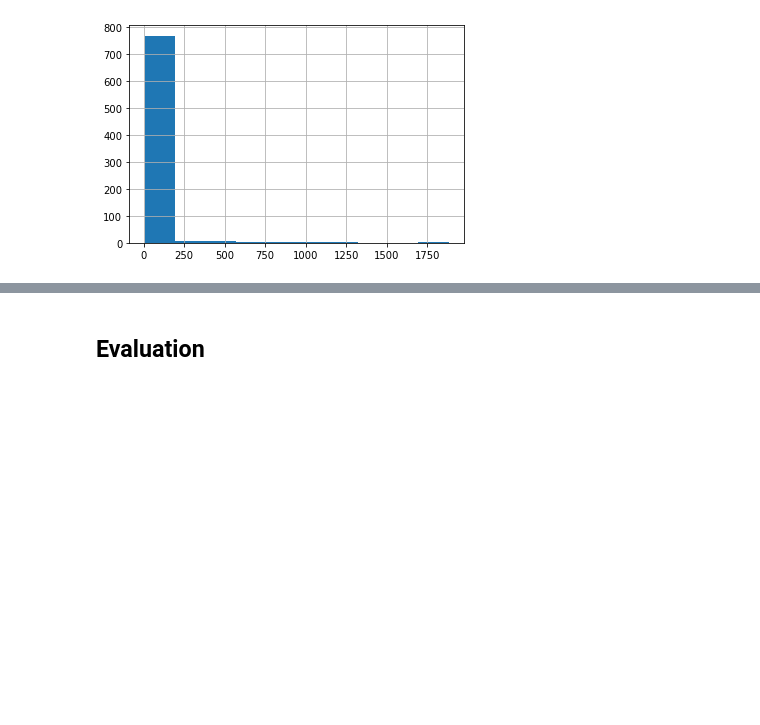
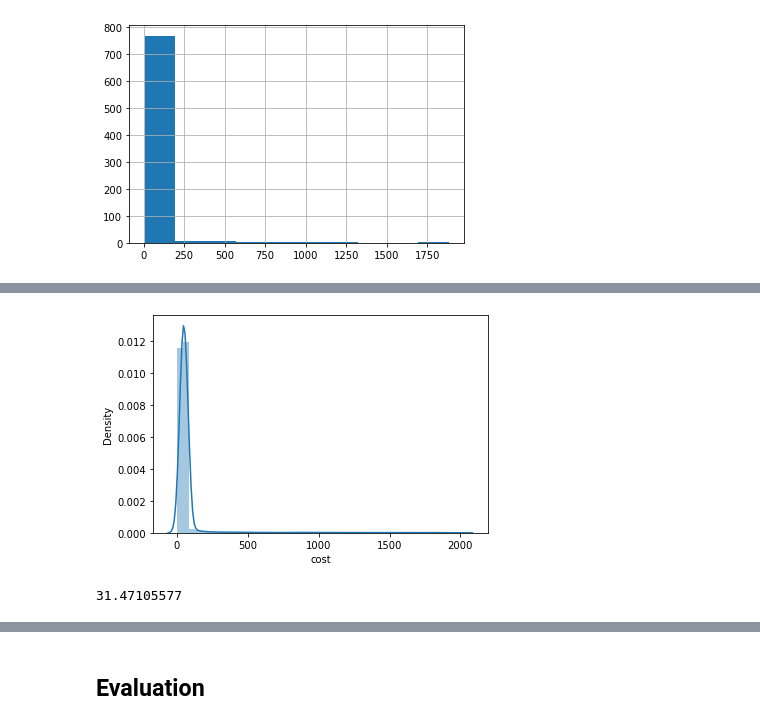
Before and after one commit to litzysj/Cost-Prediction-for-Logistic-Company, a Jupyter notebook: Notebooks/Sandbox Notebook.ipynb, the cells around one changed output, grey strips where cells are left out. Cells and saved outputs as stored; diff of their text form; code cells hidden in the pictures; blank space fills up the shorter version.

```diff
--- a/Notebooks/Sandbox Notebook.ipynb
+++ b/Notebooks/Sandbox Notebook.ipynb
@@ -795,0 +935,5 @@ pd.Series(true_test_preds).hist()
+# %%
+sns.distplot(clean_df['cost'])
+plt.show()
+# %% [output]
+[figure, added]
@@ -795,0 +946,4 @@ pd.Series(true_test_preds).hist()
+# %%
+IQR
+# %% [output]
+31.47105577
```
Also changed, not shown: parts of 27 cells of this notebook.
